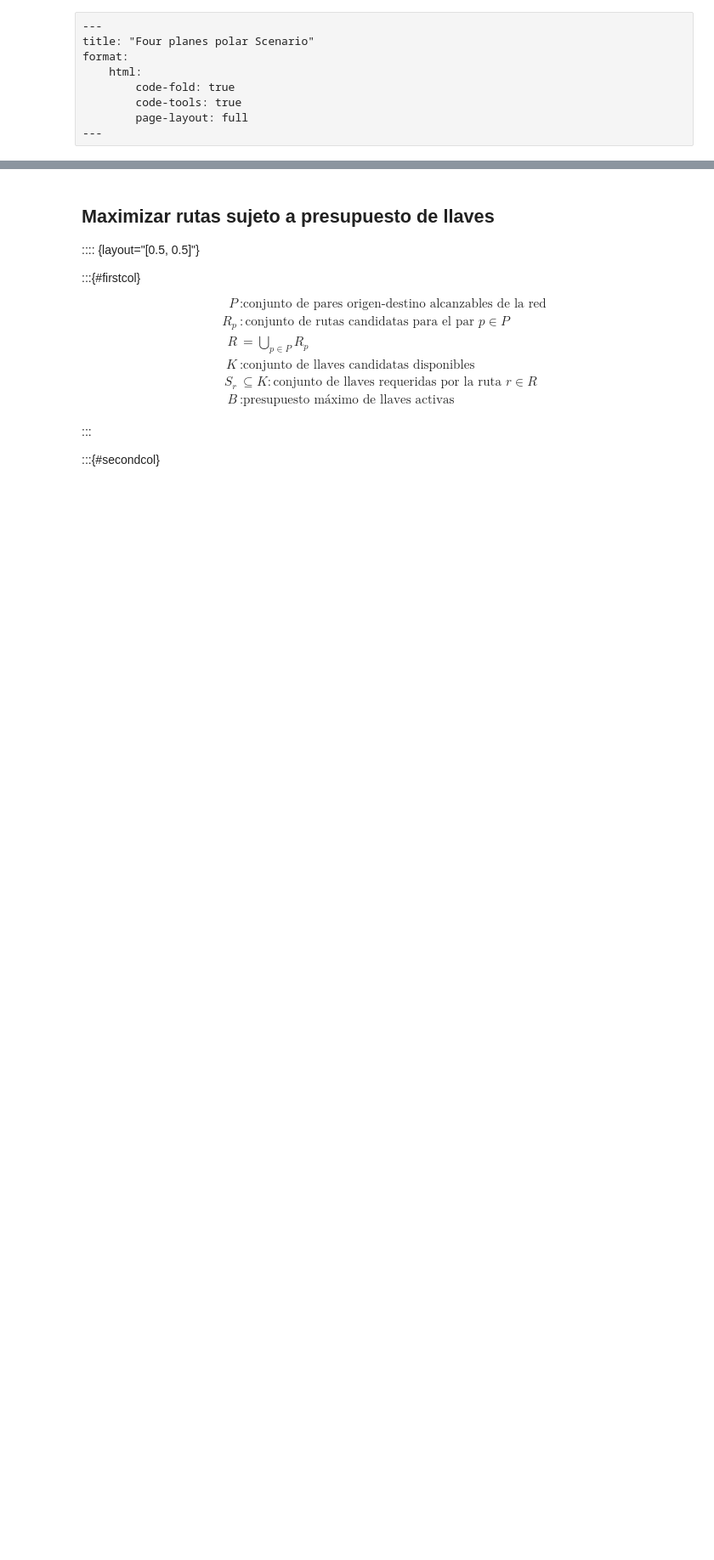
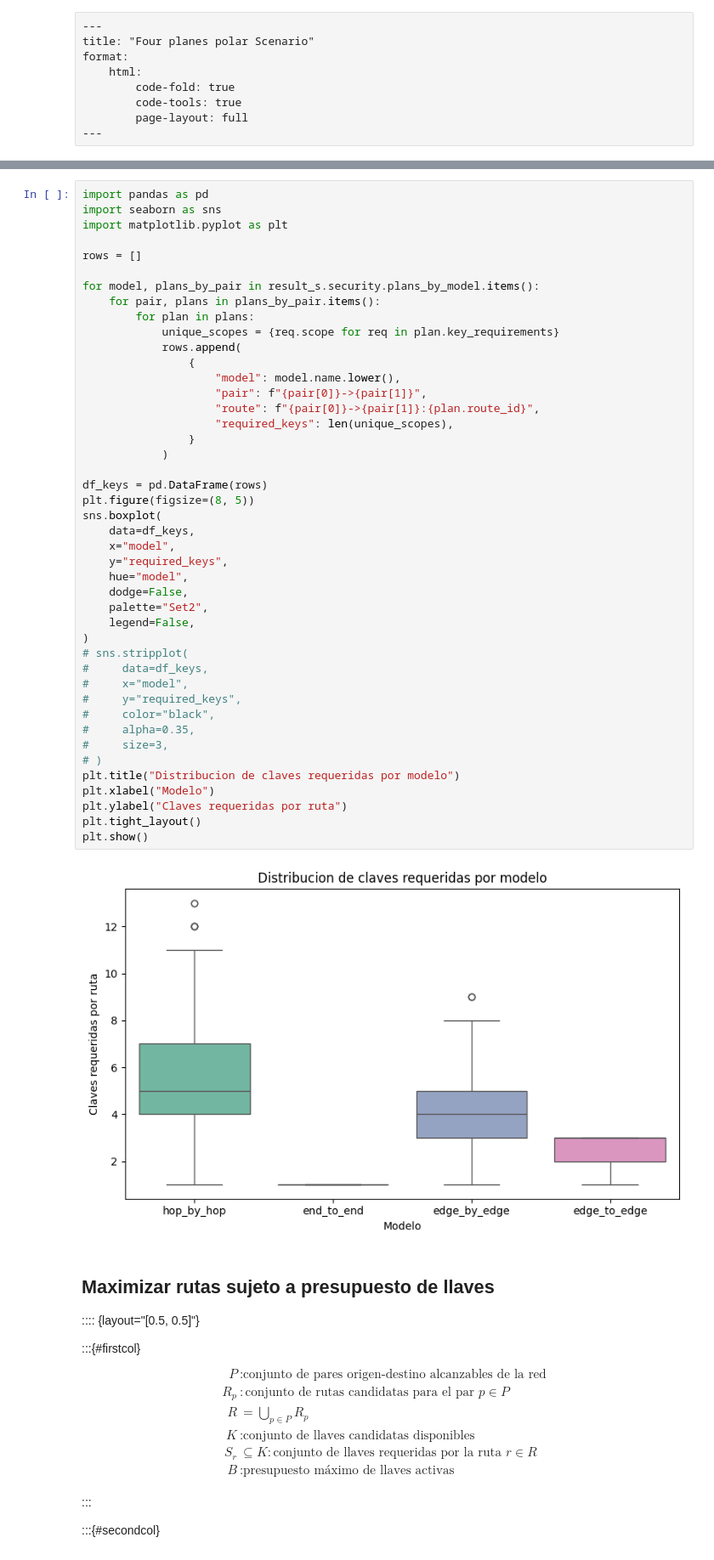
Before and after one commit to ramirofd/dtn-bpsec-pipeline, a Jupyter notebook: scenarios/examples/four_planes_polar/resultados.ipynb, the cells around one changed output, grey strips where cells are left out. Shown at 85% size. Cells and saved outputs as stored; diff of their text form; blank space fills up the shorter version.

```diff
--- a/scenarios/examples/four_planes_polar/resultados.ipynb
+++ b/scenarios/examples/four_planes_polar/resultados.ipynb
@@ -42,3 +180,49 @@ result = pipeline.run(
+# %%
+import pandas as pd
+import seaborn as sns
+import matplotlib.pyplot as plt
+
+rows = []
+
+for model, plans_by_pair in result_s.security.plans_by_model.items():
+    for pair, plans in plans_by_pair.items():
+        for plan in plans:
+            unique_scopes = {req.scope for req in plan.key_requirements}
+            rows.append(
+                {
+                    "model": model.name.lower(),
+                    "pair": f"{pair[0]}->{pair[1]}",
+                    "route": f"{pair[0]}->{pair[1]}:{plan.route_id}",
+                    "required_keys": len(unique_scopes),
+                }
+            )
+
+df_keys = pd.DataFrame(rows)
+plt.figure(figsize=(8, 5))
+sns.boxplot(
+    data=df_keys,
+    x="model",
+    y="required_keys",
+    hue="model",
+    dodge=False,
+    palette="Set2",
+    legend=False,
+)
+# sns.stripplot(
+#     data=df_keys,
+#     x="model",
+#     y="required_keys",
+#     color="black",
+#     alpha=0.35,
+#     size=3,
+# )
+plt.title("Distribucion de claves requeridas por modelo")
+plt.xlabel("Modelo")
+plt.ylabel("Claves requeridas por ruta")
+plt.tight_layout()
+plt.show()
+# %% [output]
+[figure, added]
 # %% [markdown]
 ## Maximizar rutas sujeto a presupuesto de llaves
 
```
Also changed, not shown: parts of 14 cells of this notebook, 33 other files.
